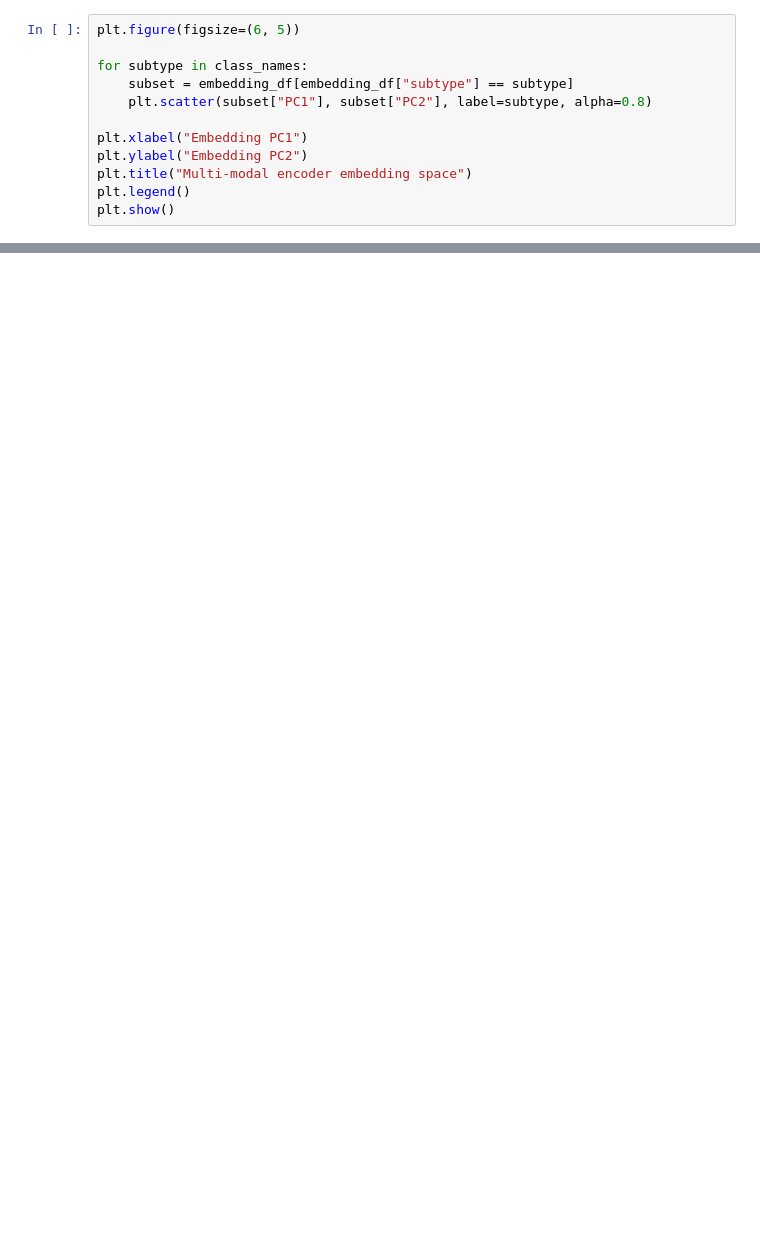
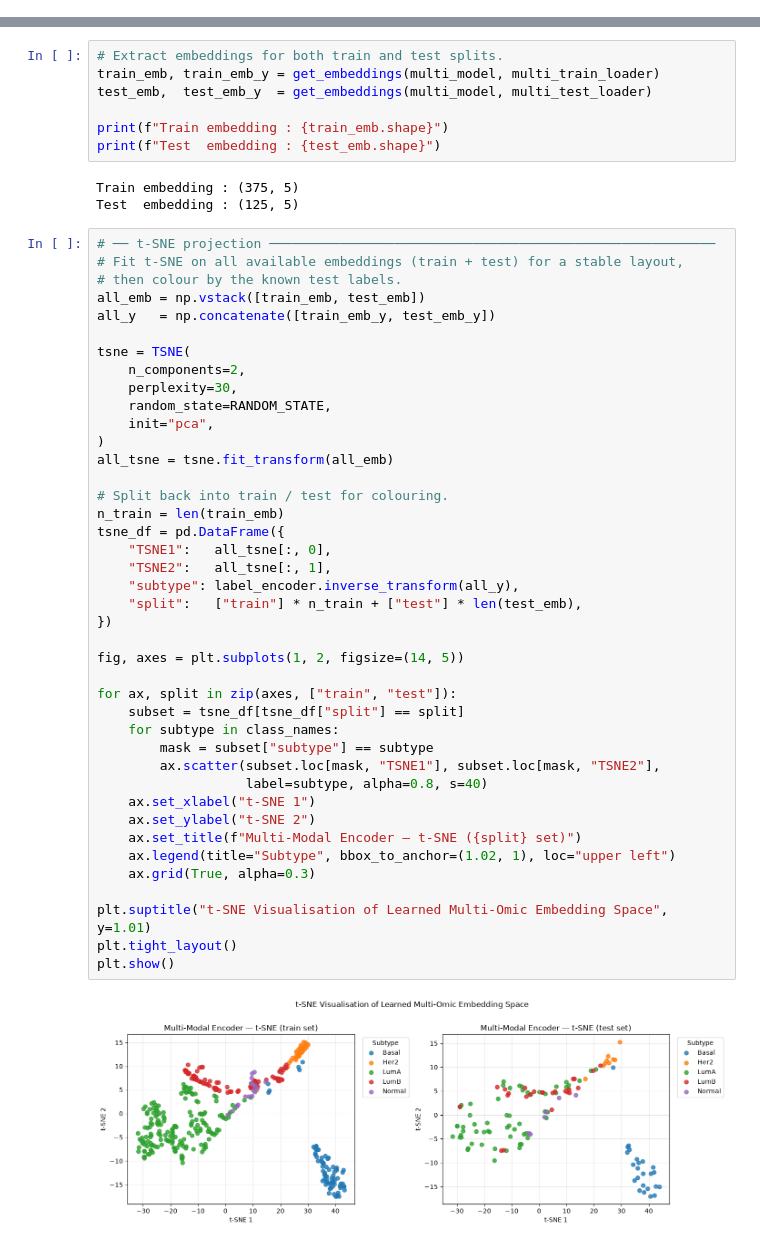
Before and after one commit to Barry8197/ECCB2026_TEST, a Jupyter notebook: sessions/session-2-multi-omics/part-3-deep-learning-methods.ipynb, the cells around one changed output, grey strips where cells are left out. Cells and saved outputs as stored; diff of their text form; blank space fills up the shorter version.

```diff
--- a/sessions/session-2-multi-omics/part-3-deep-learning-methods.ipynb
+++ b/sessions/session-2-multi-omics/part-3-deep-learning-methods.ipynb
@@ -460,12 +0,0 @@ display(embedding_df.head())
-# %%
-plt.figure(figsize=(6, 5))
-
-for subtype in class_names:
-    subset = embedding_df[embedding_df["subtype"] == subtype]
-    plt.scatter(subset["PC1"], subset["PC2"], label=subtype, alpha=0.8)
-
-plt.xlabel("Embedding PC1")
-plt.ylabel("Embedding PC2")
-plt.title("Multi-modal encoder embedding space")
-plt.legend()
-plt.show()
@@ -499,0 +611,53 @@ In the next part, this representation can be used for:
+# %%
+# Extract embeddings for both train and test splits.
+train_emb, train_emb_y = get_embeddings(multi_model, multi_train_loader)
+test_emb,  test_emb_y  = get_embeddings(multi_model, multi_test_loader)
+
+print(f"Train embedding : {train_emb.shape}")
+print(f"Test  embedding : {test_emb.shape}")
+# %% [output]
+Train embedding : (375, 5)
+Test  embedding : (125, 5)
+# %%
+# ── t-SNE projection ─────────────────────────────────────────────────────────
+# Fit t-SNE on all available embeddings (train + test) for a stable layout,
+# then colour by the known test labels.
+all_emb = np.vstack([train_emb, test_emb])
+all_y   = np.concatenate([train_emb_y, test_emb_y])
+
+tsne = TSNE(
+    n_components=2,
+    perplexity=30,
+    random_state=RANDOM_STATE,
+    init="pca",
+)
+all_tsne = tsne.fit_transform(all_emb)
+
+# Split back into train / test for colouring.
+n_train = len(train_emb)
+tsne_df = pd.DataFrame({
+    "TSNE1":   all_tsne[:, 0],
+    "TSNE2":   all_tsne[:, 1],
+    "subtype": label_encoder.inverse_transform(all_y),
+    "split":   ["train"] * n_train + ["test"] * len(test_emb),
+})
+
+fig, axes = plt.subplots(1, 2, figsize=(14, 5))
+
+for ax, split in zip(axes, ["train", "test"]):
+    subset = tsne_df[tsne_df["split"] == split]
+    for subtype in class_names:
+        mask = subset["subtype"] == subtype
+        ax.scatter(subset.loc[mask, "TSNE1"], subset.loc[mask, "TSNE2"],
+                   label=subtype, alpha=0.8, s=40)
+    ax.set_xlabel("t-SNE 1")
+    ax.set_ylabel("t-SNE 2")
+    ax.set_title(f"Multi-Modal Encoder — t-SNE ({split} set)")
+    ax.legend(title="Subtype", bbox_to_anchor=(1.02, 1), loc="upper left")
+    ax.grid(True, alpha=0.3)
+
+plt.suptitle("t-SNE Visualisation of Learned Multi-Omic Embedding Space", y=1.01)
+plt.tight_layout()
+plt.show()
+# %% [output]
+[figure, added]
```
Also changed, not shown: parts of 53 cells of this notebook.
